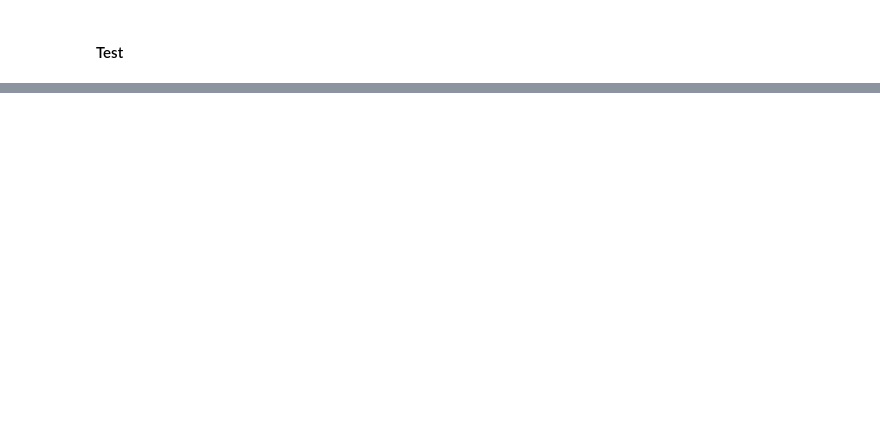
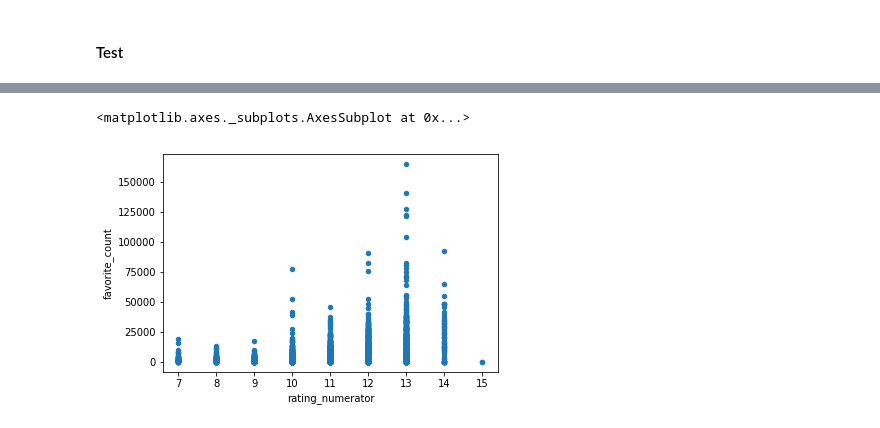
Before and after one commit to Noah-Zheng/DataWrangling_Project, a Jupyter notebook: wrangle_act.ipynb, the cells around one changed output, grey strips where cells are left out. Saved outputs shown, nothing was run; the diff lists cells and outputs as text; code cells hidden in the pictures; blank space fills up the shorter version.

```diff
--- a/wrangle_act.ipynb
+++ b/wrangle_act.ipynb
@@ -912,0 +832,5 @@ archive_clean[archive_clean.expanded_urls.isnull()]
+# %%
+df[(df.rating_numerator>=7) & (df.rating_numerator<=15)].plot.scatter(x='rating_numerator',  y='favorite_count')
+# %% [output]
+<matplotlib.axes._subplots.AxesSubplot at 0x...>
+[figure, added]
```
Also changed, not shown: parts of 38 cells of this notebook, 3 other files.
